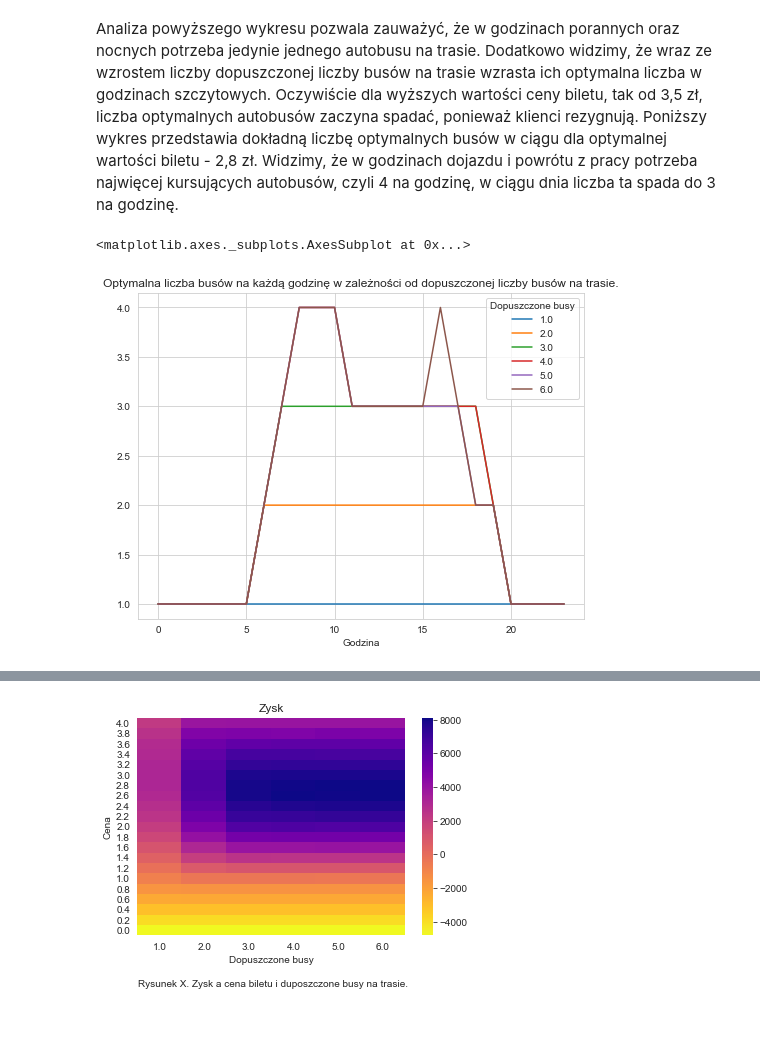
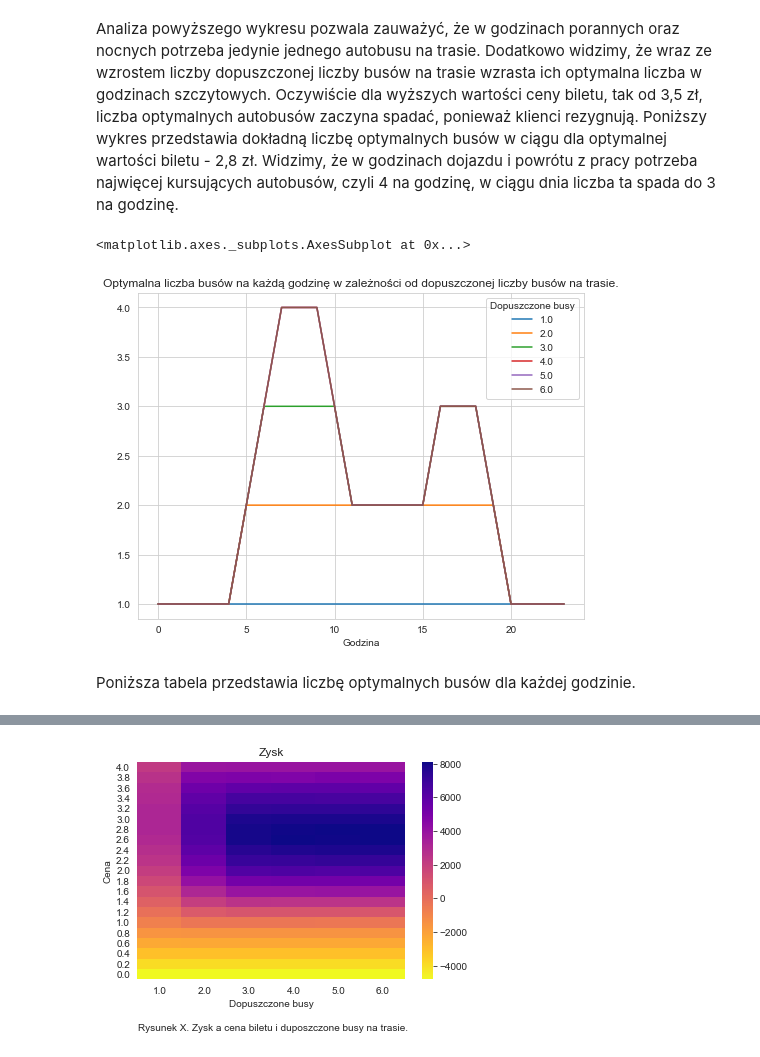
Before and after one commit to fmordarski/Passengers-simulation, a Jupyter notebook: Raport_MZK.ipynb, the cells around one changed output, grey strips where cells are left out. Drawn from its saved outputs; the diff is of its cells as text; code cells hidden in the pictures; blank space fills up the shorter version.

```diff
--- a/Raport_MZK.ipynb
+++ b/Raport_MZK.ipynb
@@ -83,6 +131,6 @@ def simulate_passengers(cena):
 # %%
 # Łaczna liczba pasażerów wsiadających
-cena_biletu=2.8
+cena_biletu=2
 lista_h = list(range(0,24))
 lista_pass = []
 pass_l = 0
@@ -237,21 +293,25 @@ def symulacja(iteration, cena_biletu, koszt_autobusu, buses, capacity):
     profits = []
     optimum_buses = []
     for i in range(iteration):
+        random.seed(i)
+        r.seed(i)
         profit = 0
         hour_bus = []
         stats = simulate_passengers(cena_biletu)
+        hour_profits = []
         for hour in range(24):
-            hour_profit = []
+            bus_profits = []
             for bus in range(1, buses+1):
+                profit = 0
                 passengers = model(hour, stats, bus, capacity)[0]
                 profit += sum([value*cena_biletu for value in passengers])
                 profit -= koszt_autobusu*bus
-                hour_profit.append(profit)
-            hour_bus.append(hour_profit.index(max(hour_profit))+1)
-            profit = max(hour_profit)
-        profits.append(profit)
+                bus_profits.append(profit)
+            hour_bus.append(bus_profits.index(max(bus_profits))+1)
+            hour_profits.append(max(bus_profits))
+        profits.append(sum(hour_profits))
         optimum_buses.append(hour_bus)
-    return profits ,optimum_buses
+    return profits ,optimum_buses, hour_profits
 # %%
 ### Kod zmieniony żeby obliczyć ile pasażerów tracimy
 #wstawiłam jako drugą symulację bo nie chciałam, żeby trzeba było w dalszych kodach coś zmieniać
@@ -358,24 +481,42 @@ plt.show()
 Analiza powyższego wykresu pozwala zauważyć, że w godzinach porannych oraz nocnych potrzeba jedynie jednego autobusu na trasie. Dodatkowo widzimy, że wraz ze wzrostem liczby dopuszczonej liczby busów na trasie wzrasta ich optymalna liczba w godzinach szczytowych. Oczywiście dla wyższych wartości ceny biletu, tak od 3,5 zł, liczba optymalnych autobusów zaczyna spadać, ponieważ klienci rezygnują. Poniższy wykres przedstawia dokładną liczbę optymalnych busów w ciągu dla optymalnej wartości biletu - 2,8 zł. Widzimy, że w godzinach dojazdu i powrótu z pracy potrzeba najwięcej kursujących autobusów, czyli 4 na godzinę, w ciągu dnia liczba ta spada do 3 na godzinę.
 # %%
 ### Symulacja optymalnej liczby busów przy zadanej cenie biletu, koszcie i capacity
-iteration=10
-ceny =2.8
-koszt_autobusu=200
-buses=range(1,7,1)
+iteration=15
+cena_biletu =2.8
+koszt_autobusu=50
+buses=6
 capacity=40
-data = pd.DataFrame()
 
-for b in buses:
+def symulacja(iteration, cena_biletu, koszt_autobusu, buses, capacity):
+    data = pd.DataFrame()
+    profits = []
+    optimum_buses = []
     for i in range(iteration):
-        for h in range(24):
-            data = data.append({"Dopuszczone busy": b, "Godzina":h,
-                                "liczba busów": symulacja(iteration, ceny, koszt_autobusu, b, capacity)[1][i][h]}, ignore_index=True)
+        random.seed(i)
+        r.seed(i)
+        profit = 0
+        hour_bus = []
+        stats = simulate_passengers(cena_biletu)
+        hour_profits = []
+        for hour in range(24):
+            bus_profits = []
+            for bus in range(1, buses+1):
+                profit = 0
+                passengers = model(hour, stats, bus, capacity)[0]
+                profit += sum([value*cena_biletu for value in passengers])
+                profit -= koszt_autobusu*bus
+                bus_profits.append(profit)
+                data = data.append({"Dopuszczone busy": bus, "Godzina":hour,
+            "liczba busów":bus_profits.index(max(bus_profits))+1 }, ignore_index=True)
+            hour_bus.append(bus_profits.index(max(bus_profits))+1)
+            hour_profits.append(max(bus_profits))
+        profits.append(sum(hour_profits))
+        optimum_buses.append(hour_bus)
+    return data
 
-
-
-
-#pd.set_option('display.max_rows', data.shape[0]+1)
-data.groupby(['Godzina','Dopuszczone busy'])['liczba busów'].median().round(0).unstack(1).plot.line(figsize=(8, 6),title="Optymalna liczba busów na każdą godzinę w zależności od dopuszczonej liczby busów na trasie.")
+symulacja(iteration, cena_biletu, koszt_autobusu, buses, capacity).groupby(['Godzina','Dopuszczone busy'])['liczba busów'].median().round(0).unstack(1).plot.line(figsize=(8, 6),title="Optymalna liczba busów na każdą godzinę w zależności od dopuszczonej liczby busów na trasie.")
 # %% [output]
 <matplotlib.axes._subplots.AxesSubplot at 0x...>
-[figure, old version]
+[figure, new version]
+# %% [markdown]
+Poniższa tabela przedstawia liczbę optymalnych busów dla każdej godzinie.
```
Also changed, not shown: parts of 39 cells of this notebook.
